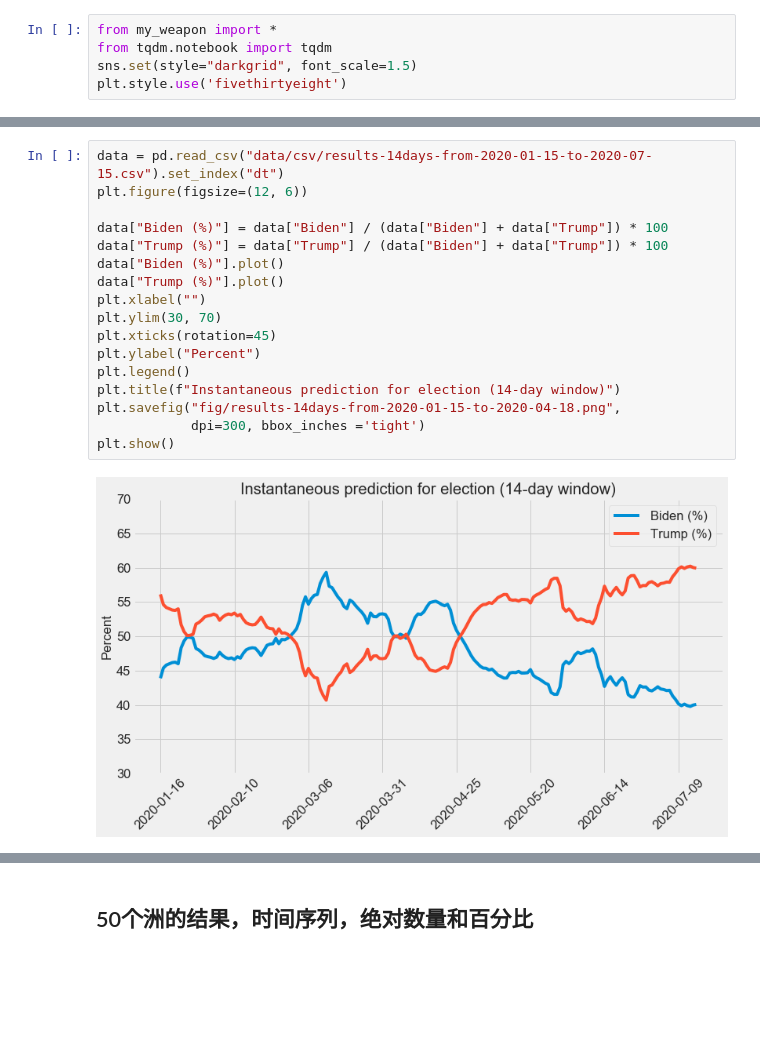
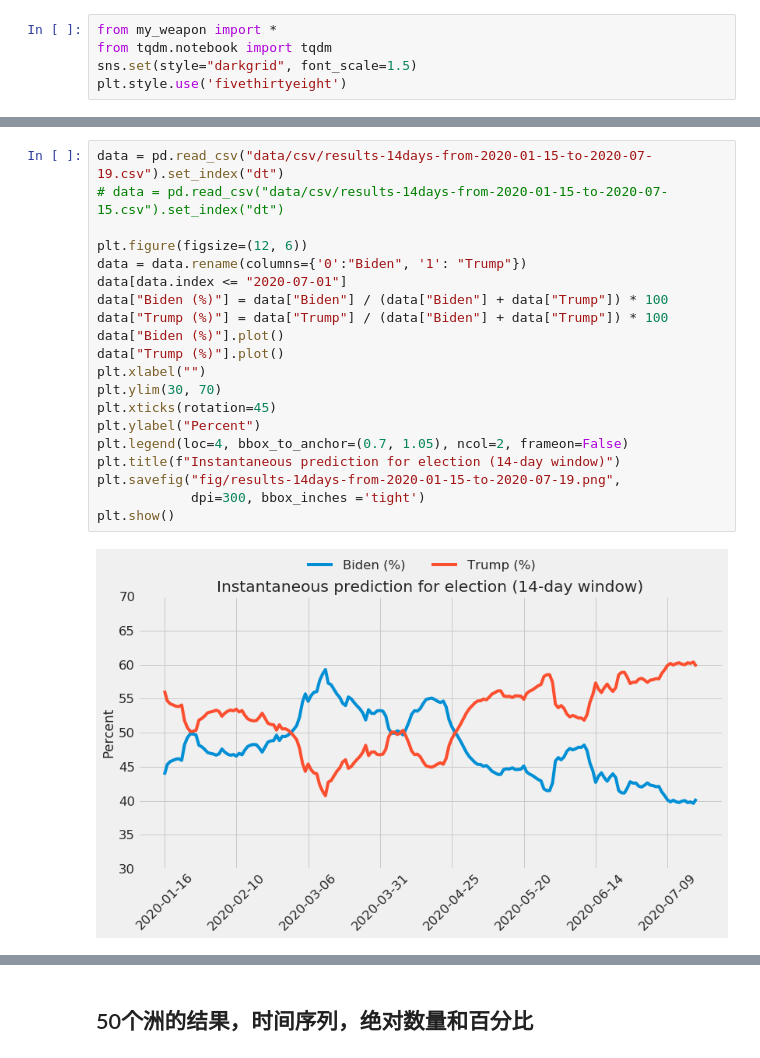
Before and after one commit to kayzhou/US_election, a Jupyter notebook: plots_paper.ipynb, the cells around one changed output, grey strips where cells are left out. Cells and saved outputs as stored; diff of their text form; blank space fills up the shorter version.

```diff
--- a/plots_paper.ipynb
+++ b/plots_paper.ipynb
@@ -6,20 +44,23 @@ plt.style.use('fivethirtyeight')
 # %%
-data = pd.read_csv("data/csv/results-14days-from-2020-01-15-to-2020-07-15.csv").set_index("dt")
+data = pd.read_csv("data/csv/results-14days-from-2020-01-15-to-2020-07-19.csv").set_index("dt")
+# data = pd.read_csv("data/csv/results-14days-from-2020-01-15-to-2020-07-15.csv").set_index("dt")
+
 plt.figure(figsize=(12, 6))
-
+data = data.rename(columns={'0':"Biden", '1': "Trump"})
+data[data.index <= "2020-07-01"]
 data["Biden (%)"] = data["Biden"] / (data["Biden"] + data["Trump"]) * 100
 data["Trump (%)"] = data["Trump"] / (data["Biden"] + data["Trump"]) * 100
 data["Biden (%)"].plot()
 data["Trump (%)"].plot()
 plt.xlabel("")
 plt.ylim(30, 70)
 plt.xticks(rotation=45)
 plt.ylabel("Percent")
-plt.legend()
+plt.legend(loc=4, bbox_to_anchor=(0.7, 1.05), ncol=2, frameon=False)
 plt.title(f"Instantaneous prediction for election (14-day window)")
-plt.savefig("fig/results-14days-from-2020-01-15-to-2020-04-18.png",
+plt.savefig("fig/results-14days-from-2020-01-15-to-2020-07-19.png",
             dpi=300, bbox_inches ='tight')
 plt.show()
 # %% [output]
-[figure, old version]
+[figure, new version]
 # %%
```
Also changed, not shown: parts of 14 cells of this notebook, 1 other file.
